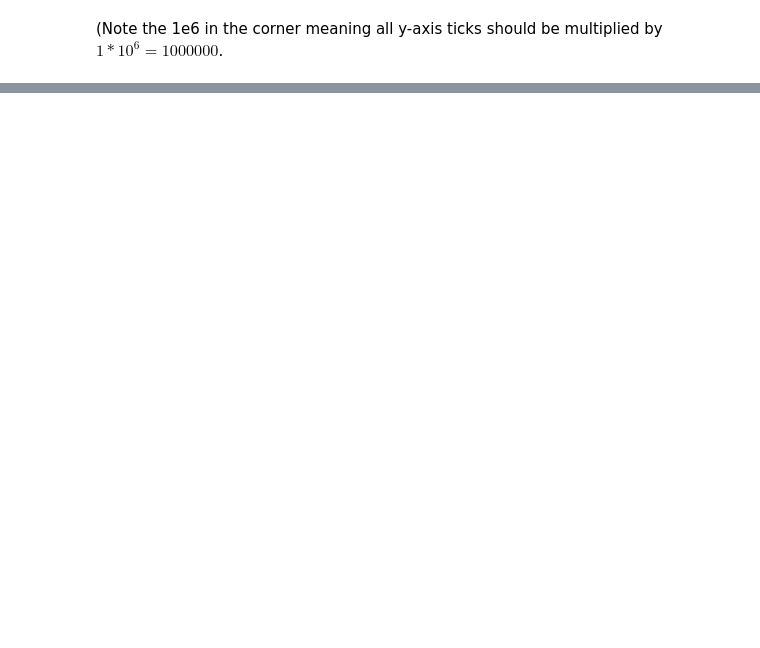
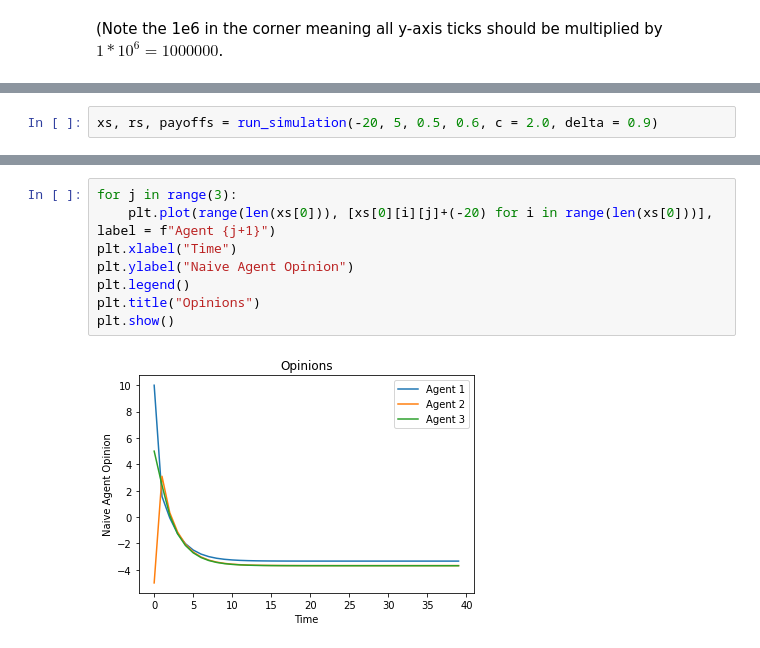
Before and after one commit to weiliubc/strategic_influencer_of_naive_agents, a Jupyter notebook: multiple_agent_case/clear_non_consensus.ipynb, the cells around one changed output, grey strips where cells are left out. Drawn from its saved outputs; the diff is of its cells as text; blank space fills up the shorter version.

Commit message:
additional simulations

```diff
--- a/multiple_agent_case/clear_non_consensus.ipynb
+++ b/multiple_agent_case/clear_non_consensus.ipynb
@@ -221,0 +244,2 @@ plt.show()
+# %%
+xs, rs, payoffs = run_simulation(-20, 5, 0.5, 0.6, c = 2.0, delta = 0.9)
@@ -221,0 +264,10 @@ plt.show()
+# %%
+for j in range(3):
+    plt.plot(range(len(xs[0])), [xs[0][i][j]+(-20) for i in range(len(xs[0]))], label = f"Agent {j+1}")
+plt.xlabel("Time")
+plt.ylabel("Naive Agent Opinion")
+plt.legend()
+plt.title("Opinions")
+plt.show()
+# %% [output]
+[figure, added]
```
Also changed, not shown: parts of 18 cells of this notebook.
